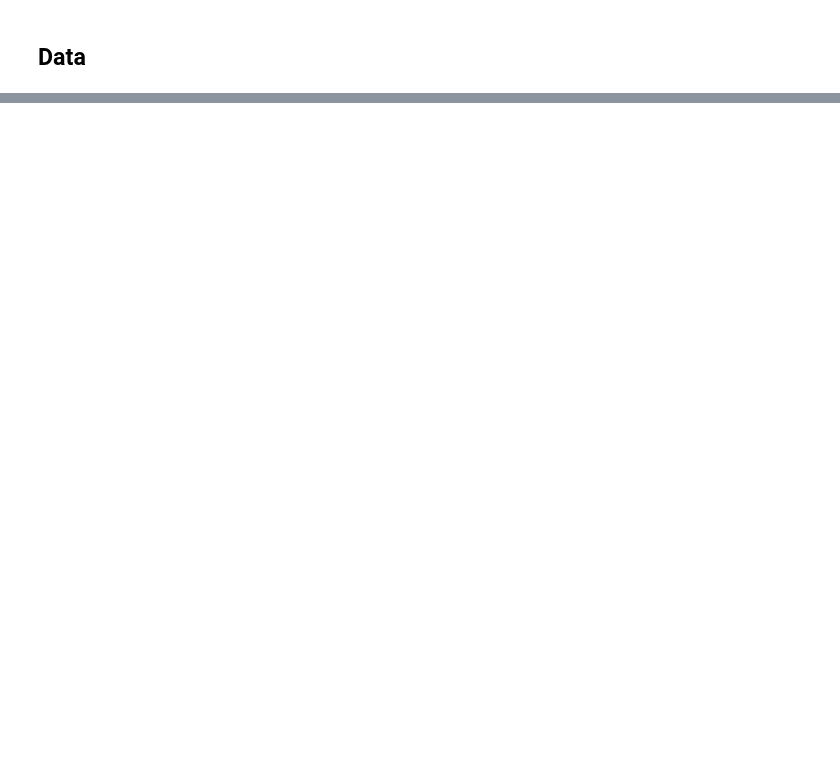
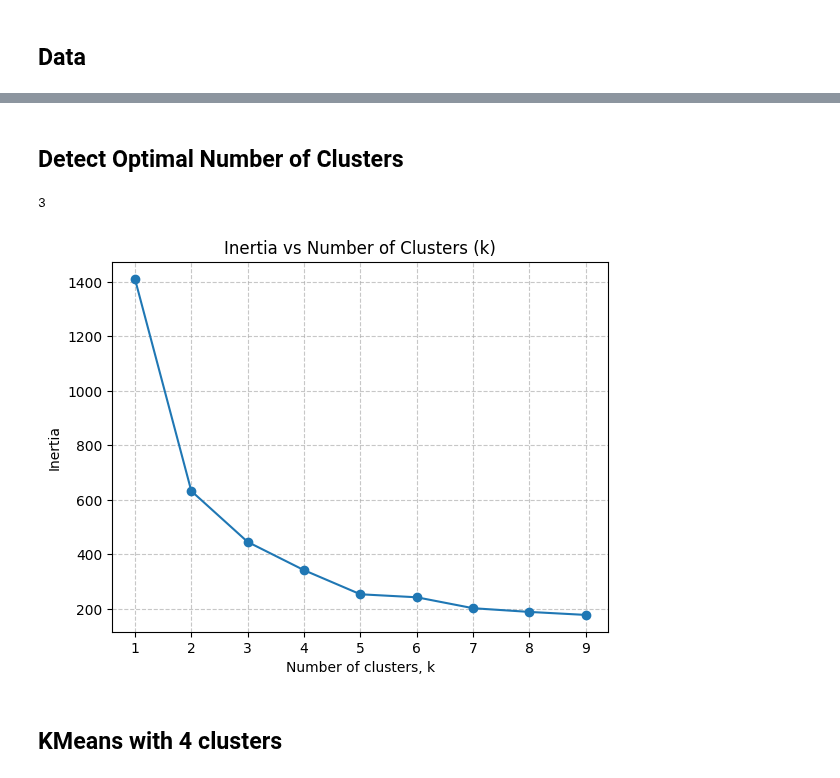
Before and after one commit to PaulToronto/DataCamp-Track---Machine-Learning-Scientist-in-Python, a Jupyter notebook: 4_Clustering_Antarctic_Penguin_Species.ipynb, the cells around one changed output, grey strips where cells are left out. Drawn from its saved outputs; the diff is of its cells as text; code cells hidden in the pictures; blank space fills up the shorter version.

```diff
--- a/4_Clustering_Antarctic_Penguin_Species.ipynb
+++ b/4_Clustering_Antarctic_Penguin_Species.ipynb
@@ -17,3 +36,8 @@ from sklearn.preprocessing import StandardScaler
 ## Data
 # %%
 data_base_url = 'https://drive.google.com/uc?id='
+# %%
+id = '1s2Pn1NCG8Zpa852Vmnq-zFI-nGPi7SzJ'
+
+penguins = pd.read_csv(data_base_url + id, index_col=0)
+penguins
@@ -40,0 +76,11 @@ penguins_df
+# %%
+cat_pipeline = make_pipeline(OneHotEncoder(drop='first'))
+num_pipeline = make_pipeline(StandardScaler())
+
+preprocessing = ColumnTransformer([
+    ('num', num_pipeline, make_column_selector(dtype_include=np.number)),
+    ('cat', cat_pipeline, make_column_selector(dtype_include=object))
+])
+
+penguins_array = preprocessing.fit_transform(penguins)
+penguins_array
@@ -40,0 +95,3 @@ penguins_df
+# %%
+penguins = pd.DataFrame(penguins_array, columns=preprocessing.get_feature_names_out())
+penguins
@@ -40,0 +112,30 @@ penguins_df
+# %% [markdown]
+## Detect Optimal Number of Clusters
+# %%
+inertia = []
+cluster_sizes = np.arange(1, 10)
+
+for k in cluster_sizes:
+    model = KMeans(n_clusters=k, random_state=42)
+    model.fit(penguins)
+    inertia.append(model.inertia_)
+
+knee_locator = KneeLocator(cluster_sizes, inertia, curve='convex', direction='decreasing')
+elbow_k = knee_locator.elbow
+elbow_k
+# %% [output]
+3
+# %%
+plt.plot(cluster_sizes, inertia, marker='o')
+
+plt.title('Inertia vs Number of Clusters (k)')
+plt.xlabel('Number of clusters, k')
+plt.ylabel('Inertia')
+plt.xticks(cluster_sizes)
+plt.grid(True, linestyle='--', alpha=0.7)
+
+plt.show()
+# %% [output]
+[figure, added]
+# %% [markdown]
+## KMeans with 4 clusters
```
Also changed, not shown: parts of 16 cells of this notebook.
